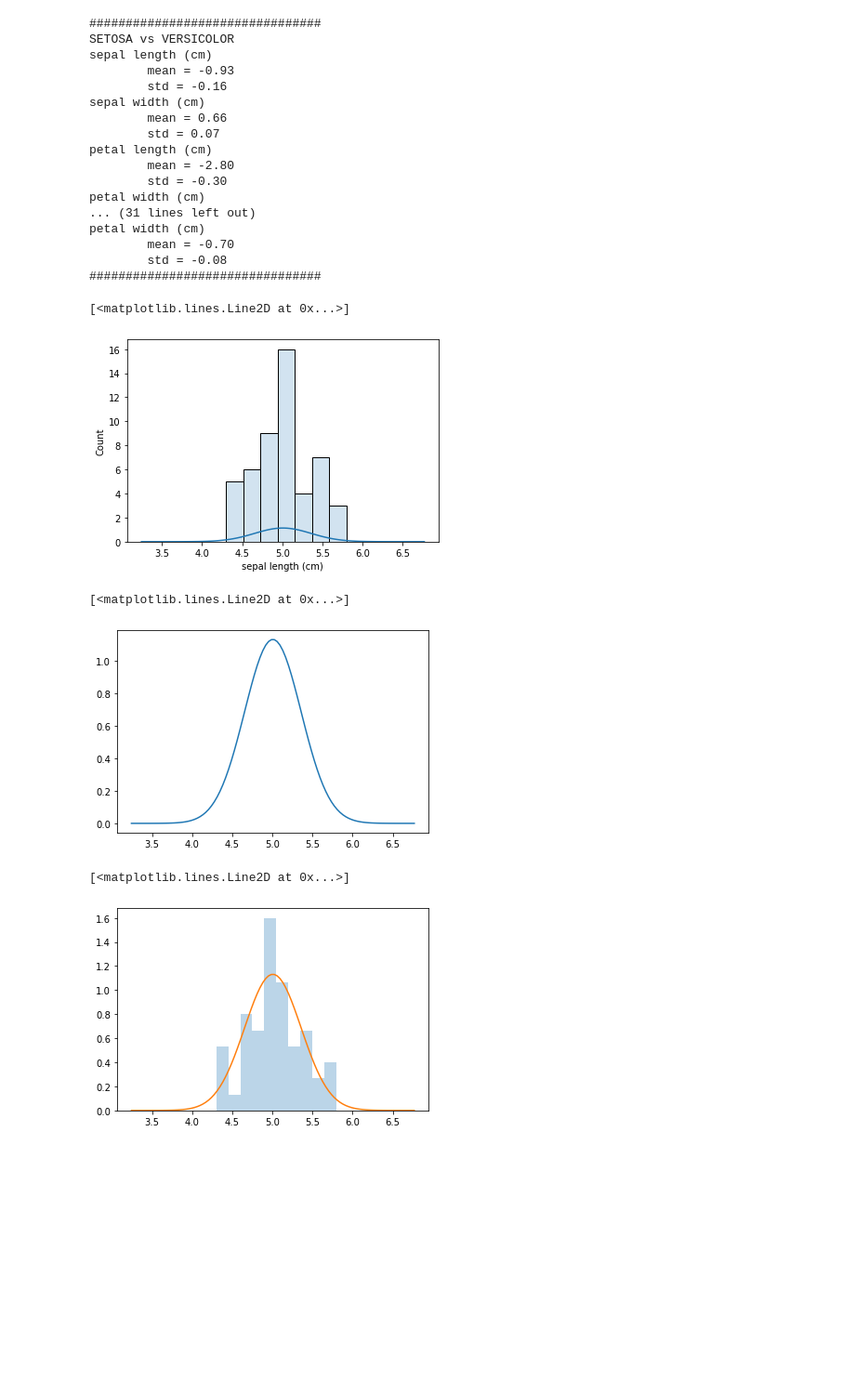
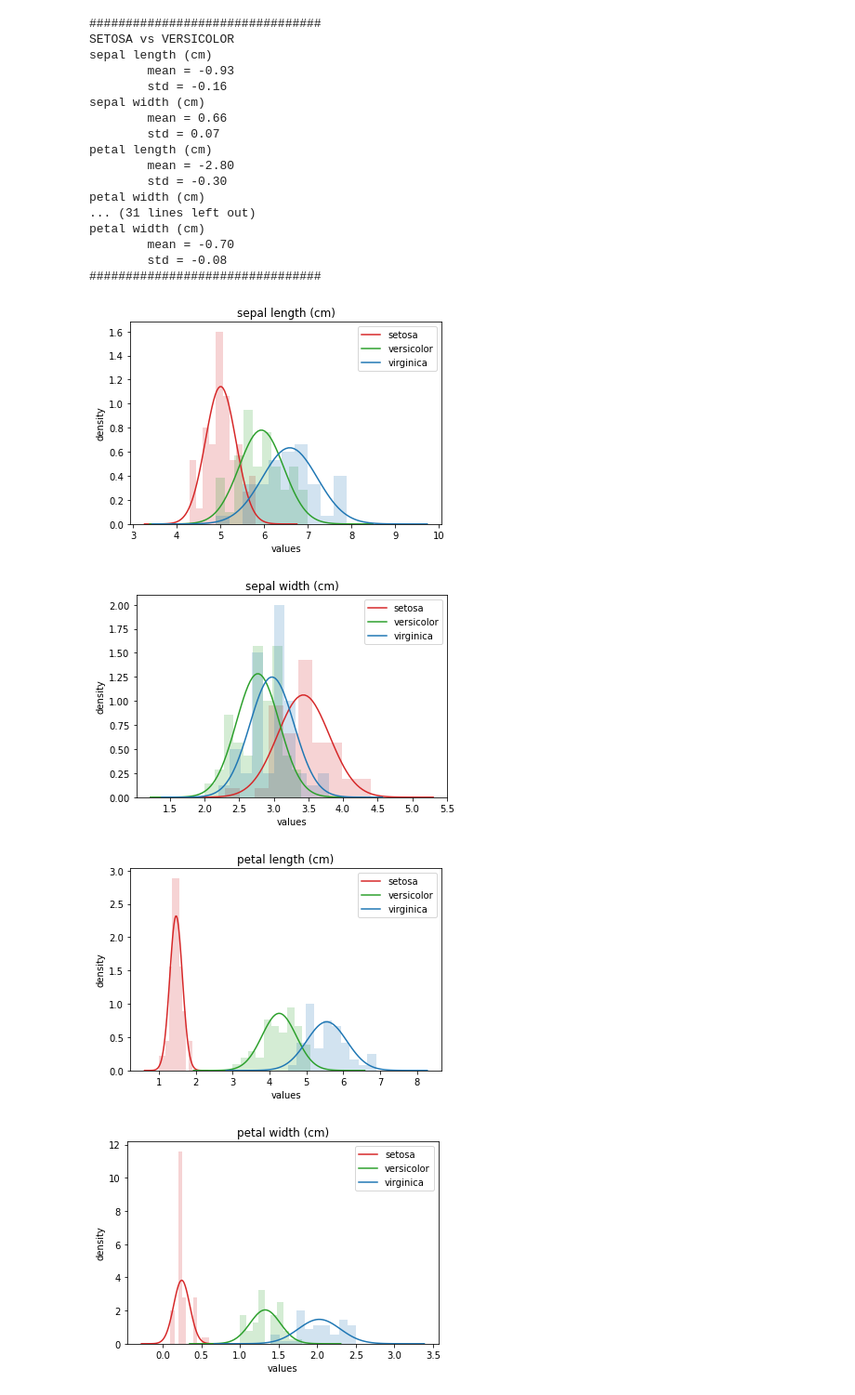
Before and after one commit to notlosca/data-science-lab, a Jupyter notebook: laboratories/lab_01/lab1.ipynb, the cells around one changed output. Shown at 93% size. Saved outputs shown, nothing was run; the diff lists cells and outputs as text; code cells hidden in the pictures; blank space fills up the shorter version.

```diff
--- a/laboratories/lab_01/lab1.ipynb
+++ b/laboratories/lab_01/lab1.ipynb
@@ -104,7 +56,3 @@ petal width (cm)
         mean = -0.70
         std = -0.08
 ################################
-# %%
-minimum = df[df['label'] == 0]['sepal length (cm)'].min()
-maximum = df[df['label'] == 0]['sepal length (cm)'].max()
-x = np.linspace(minimum-2, maximum+2, 100)
@@ -113,22 +59,38 @@ prova = df[df['label'] == 0]['sepal length (cm)']
-# %%
-sns.histplot(data=prova, alpha=0.2)
-plt.plot(x, norm(u,s).pdf(x),)
-# %% [output]
-[<matplotlib.lines.Line2D at 0x...>]
-[figure, removed]
-# %%
-from scipy.stats import norm
-u = mean_per_type[0]['sepal length (cm)']
-s = std_per_type[0]['sepal length (cm)']
-x = np.linspace(u-5*s, u+5*s, 100)
-
-plt.plot(x, norm(u,s).pdf(x),)
-# %% [output]
-[<matplotlib.lines.Line2D at 0x...>]
-[figure, removed]
-# %%
-plt.hist(prova, alpha=0.3, density=True) # Density to return the density and not the count
-plt.plot(x, norm(u,s).pdf(x),)
-# %% [output]
-[<matplotlib.lines.Line2D at 0x...>]
-[figure, removed]
+# %%
+def compute_mean(ser:pd.Series) -> float:
+    x = np.sum(ser)/len(ser)
+    return x
+
+def compute_std(ser:pd.Series) -> float:
+    m = compute_mean(ser)
+    x = 0
+    for element in ser:
+        x += (element - m)**2
+
+    x = x/len(ser)
+    return np.sqrt(x)
+# %%
+from scipy.stats import norm
+
+def plot_results(df:pd.DataFrame, column, labels, colors):
+    for cnt, label in enumerate(labels):
+        temp_df = df[df['label'] == label]
+        ser = temp_df[column]
+        u = compute_mean(ser)
+        s = compute_std(ser)
+        x = np.linspace(u-5*s, u+5*s, 100)
+        plt.hist(ser, alpha=0.2, density=True, color=colors[cnt])
+        plt.plot(x, norm(u,s).pdf(x), label=dataset.target_names[label], color=colors[cnt])
+        plt.title(column)
+        plt.xlabel("values")
+        plt.ylabel("density")
+        plt.legend()
+    plt.show()
+
+for column in df.columns[:-1]:
+    plot_results(df, column, labels, colors=['tab:red','tab:green','tab:blue'])
+# %% [output]
+[figure, added]
+[figure, added]
+[figure, added]
+[figure, added]
```
Also changed, not shown: parts of 5 cells of this notebook.
